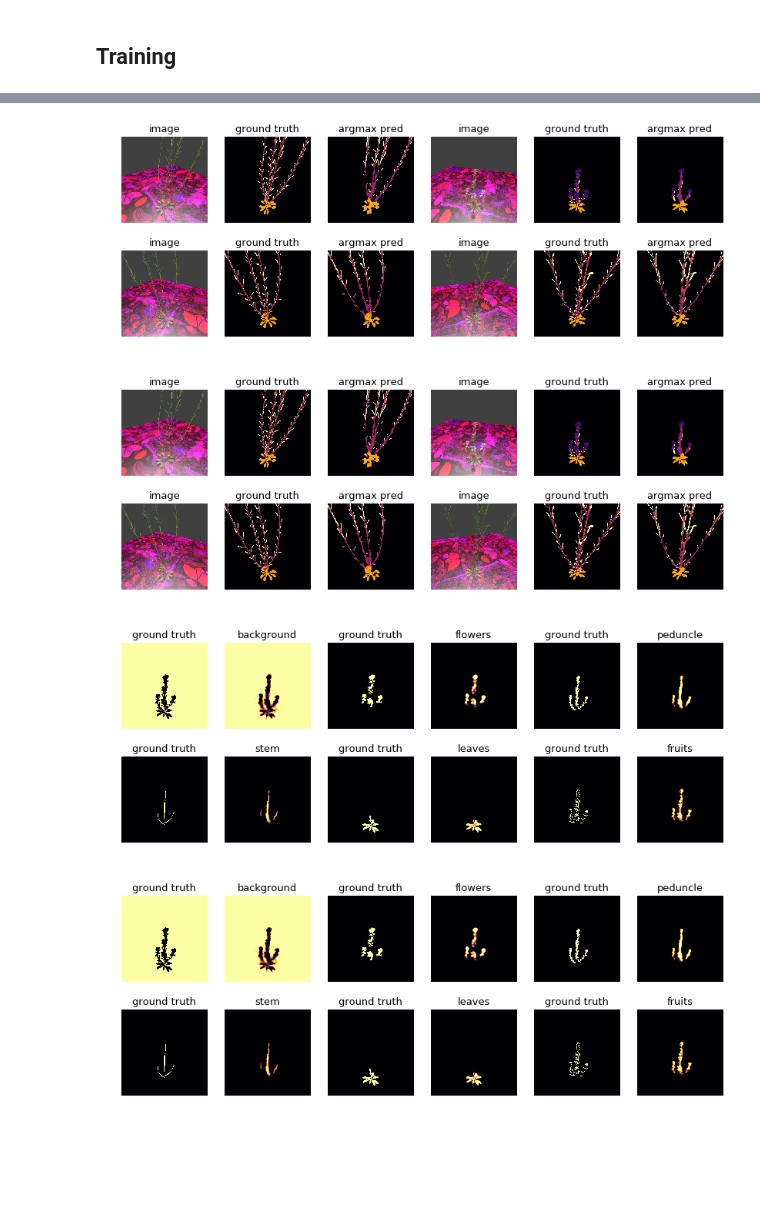
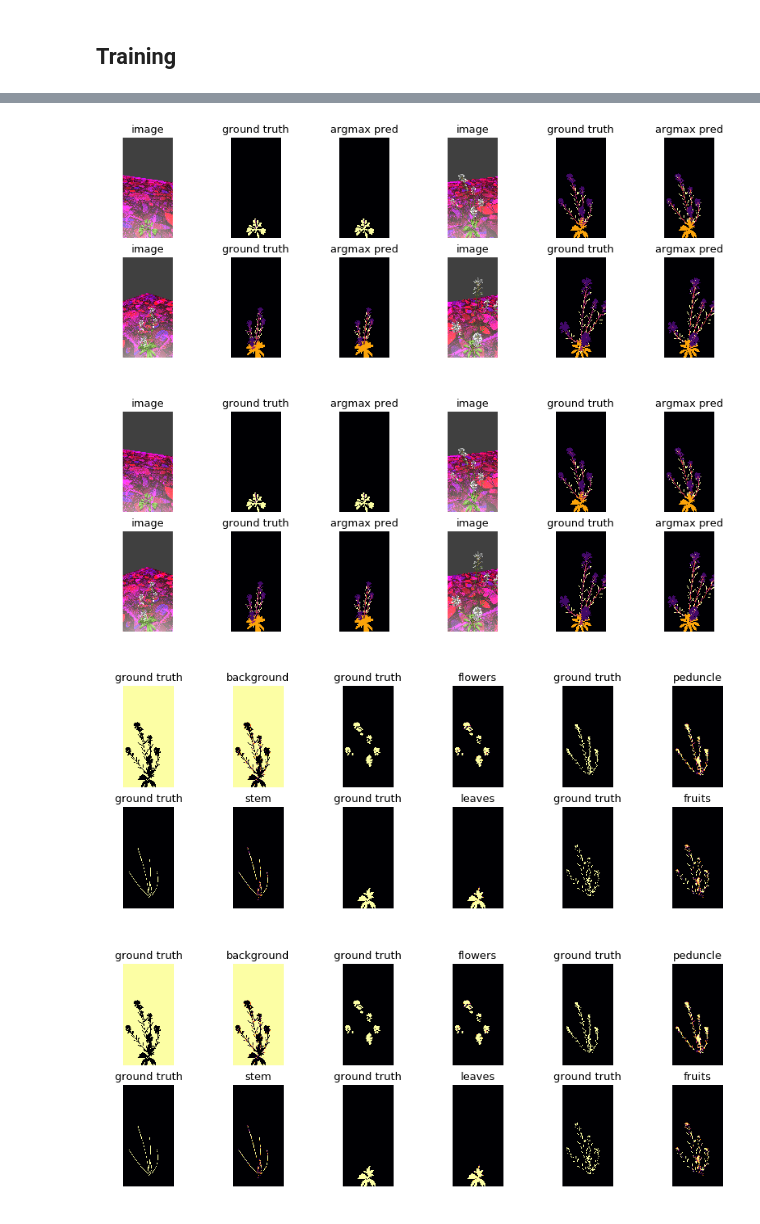
Before and after one commit to romi/romiseg, a Jupyter notebook: Unet Segmentation.ipynb, the cells around one changed output, grey strips where cells are left out. Drawn from its saved outputs; the diff is of its cells as text; code cells hidden in the pictures; blank space fills up the shorter version.

```diff
--- a/Unet Segmentation.ipynb
+++ b/Unet Segmentation.ipynb
@@ -39,13 +42,15 @@ def reverse_transform(inp):
 # %%
-B = 6
-labels_names = ['background', 'flowers', 'peduncle', 'stem', 'leaves', 'fruits']
+
 
 image_paths, target_paths = init_set('train')
+#image_paths = np.sort(glob.glob("segmentation_arabidopsis/arabidopsis999/images/*.png"))
+#target_paths = np.sort(glob.glob("segmentation_arabidopsis/arabidopsis999/labels/*.png"))
 
 
 
 trans = transforms.Compose([
-    transforms.CenterCrop((448, 448)),
+    #transforms.Resize((448, 896)),
+    transforms.CenterCrop((896, 448)),
     transforms.ToTensor(),
     #transforms.Normalize([0.485, 0.456, 0.406], [0.229, 0.224, 0.225]) # imagenet
 ])
@@ -70,7 +75,7 @@ for i in range(B):
     titles_tot.append(labels_names[i])
 
 g = alienlab.showclass()
-g.col_num = 6
+g.col_num = B
 g.figsize = ((14, 5))
 g.title_list = titles_tot
 g.showing(images_tot)
@@ -307,8 +312,13 @@ def train_model(model, optimizer, scheduler, num_epochs=25):
 ## Training
 # %%
 image_paths, target_paths = init_set('train')
-image_val, target_val = init_set('val')
+image_val, target_val = init_set('train')
 
+#image_paths = np.sort(glob.glob("segmentation_arabidopsis/arabidopsis999/images/*.png"))
+#target_paths = np.sort(glob.glob("segmentation_arabidopsis/arabidopsis999/labels/*.png"))
+
+#image_val = np.sort(glob.glob("segmentation_arabidopsis/arabidopsis999/images/*.png"))
+#target_val = np.sort(glob.glob("segmentation_arabidopsis/arabidopsis999/labels/*.png"))
 
 
 batch_size = 4
@@ -342,7 +352,8 @@ optimizer_ft = optim.Adam(filter(lambda p: p.requires_grad, model.parameters()),
 
 exp_lr_scheduler = lr_scheduler.StepLR(optimizer_ft, step_size=30, gamma=0.1)
 print(device)
-model = train_model(model, optimizer_ft, exp_lr_scheduler, num_epochs=60)
+model = train_model(model, optimizer_ft, exp_lr_scheduler, num_epochs=5)
+torch.save(model, 'trained_model.pt')
 # %% [output]
 cuda:0
 cuda:0
@@ -373,43 +384,50 @@ model.eval()   # Set model to the evaluation mode
 
 # Create another simulation dataset for test
 image_test, target_test = init_set('train')
+#image_test = np.sort(glob.glob("segmentation_arabidopsis/arabidopsis999/images/*.png"))
+#target_test = np.sort(glob.glob("segmentation_arabidopsis/arabidopsis999/labels/*.png"))
 
-test_dataset = CustomDataset(image_test, target_test, transform = trans)
+
+
+
+test_dataset = CustomDataset(image_test[0:72], target_test[0:72], transform = trans)
 test_loader = DataLoader(test_dataset, batch_size=4, shuffle=True, num_workers=0)
+
+
 
 # Get the first batch
 inputs, labels = next(iter(test_loader))
 inputs = inputs.to(device)
 labels = labels.to(device)
 
 # Predict
 pred = model(inputs)
 # The loss functions include the sigmoid function.
 pred = F.sigmoid(pred)
 pred = pred.data.cpu().numpy()
 
 # Change channel-order and make 3 channels for matplot
 input_images_cpu = [reverse_transform(x) for x in inputs.cpu()]
 labels_cpu = labels.cpu().numpy()
 
 # Map each channel (i.e. class) to each color
 compare = []
 lab = 4
 tl = []
 for i in range(len(pred)):
     compare.append(input_images_cpu[i])
     tl.append('image')
     compare.append(np.argmax(labels_cpu[i], axis = 0))
     tl.append('ground truth')
     #compare.append(pred[i][lab])
     #tl.append('class pred')
     compare.append(np.argmax(pred[i], axis = 0))
     tl.append('argmax pred')
 g.title_list = tl
 g.showing(compare)
 # %% [output]
-[figure, old version]
+[figure, new version]
-[figure, old version]
+[figure, new version]
 # %%
 compare = []
 lab = 4
@@ -423,5 +441,5 @@ for i in range(6):
 g.title_list = tl
 g.showing(compare)
 # %% [output]
-[figure, old version]
+[figure, new version]
-[figure, old version]
+[figure, new version]
```
Also changed, not shown: parts of 5 cells of this notebook, 6 other files.
